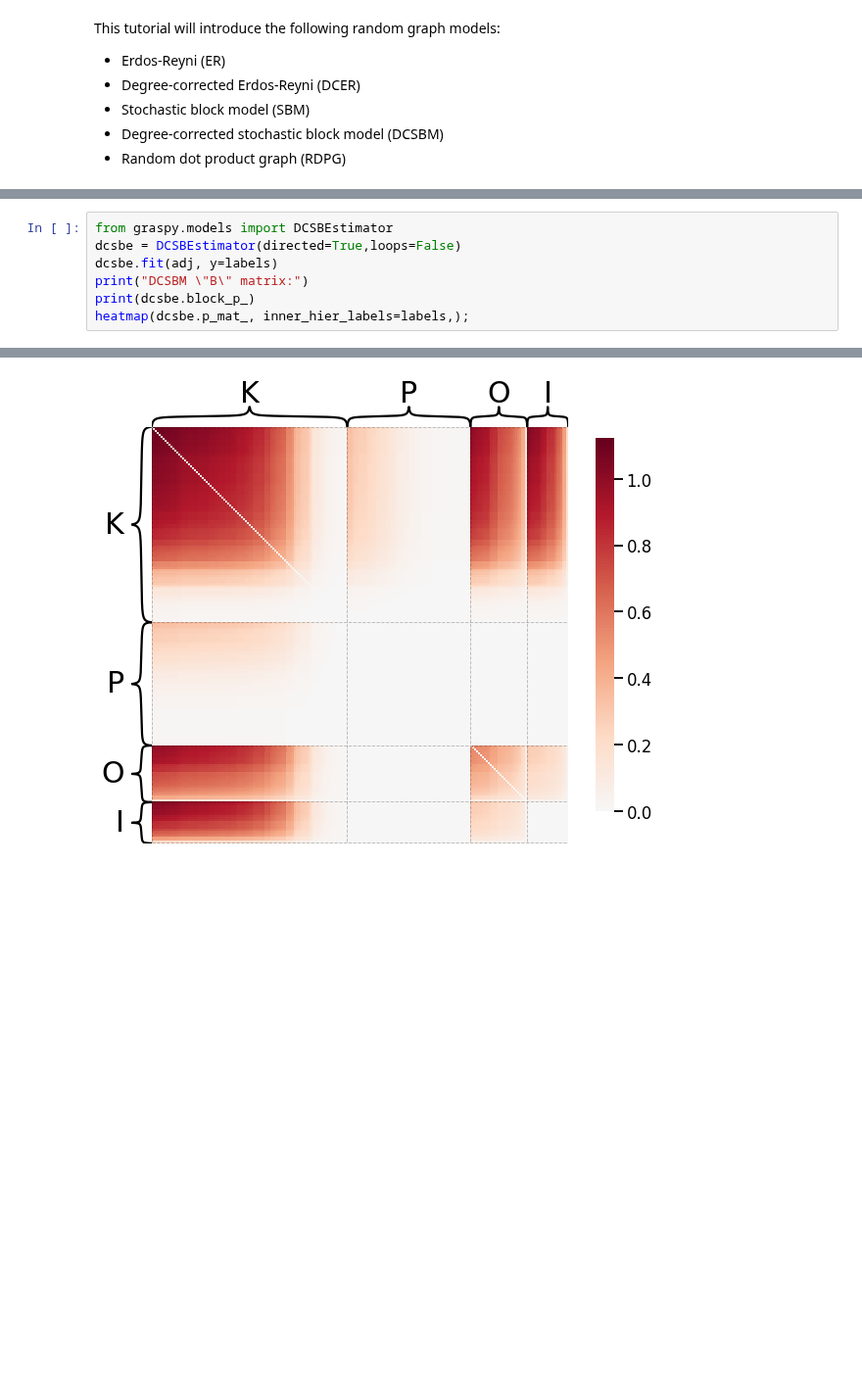
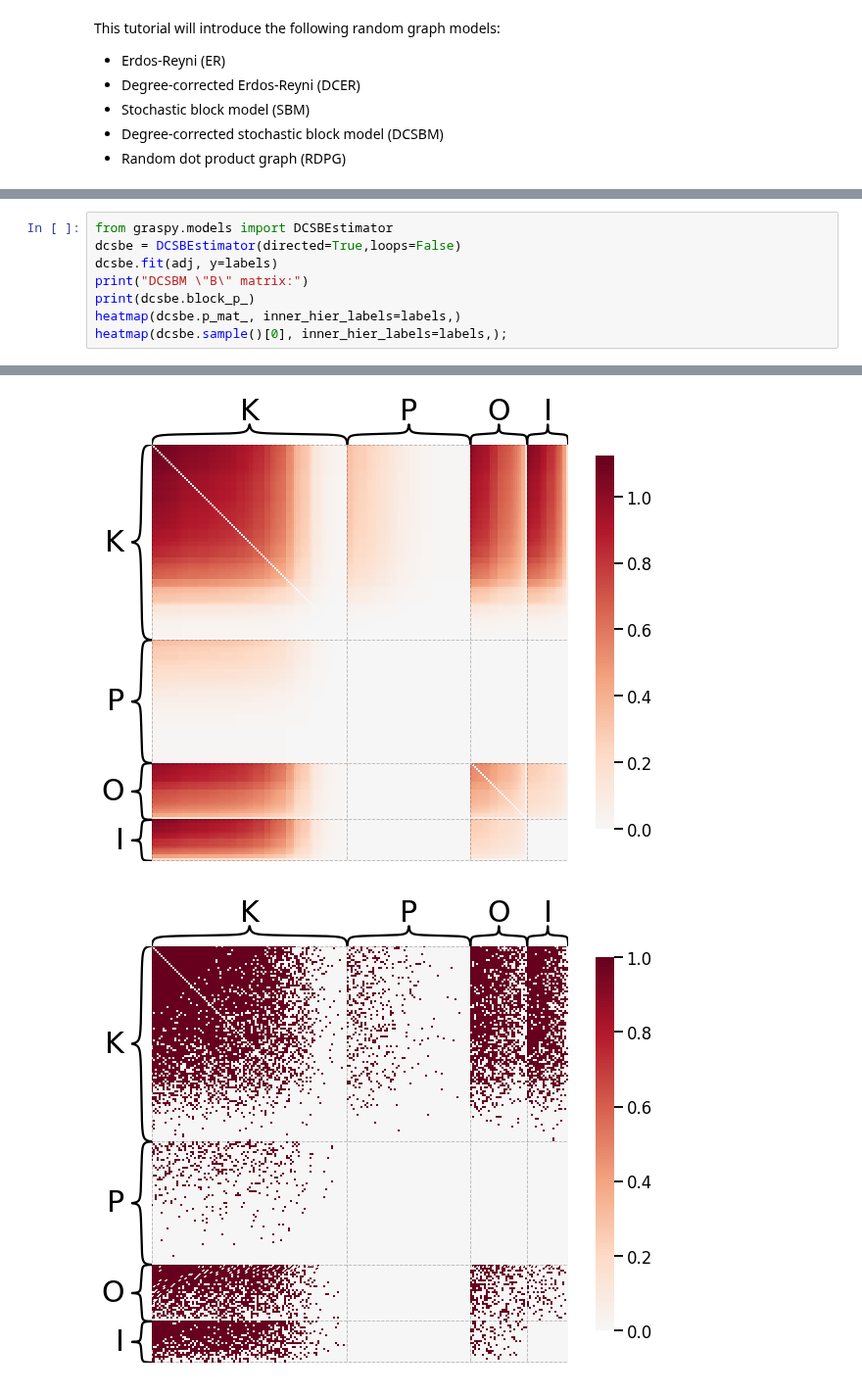
Before and after one commit to zeou1/graspy, a Jupyter notebook: docs/tutorials/models/models.ipynb, the cells around one changed output, grey strips where cells are left out. Shown at 98% size. Cells and saved outputs as stored; diff of their text form; blank space fills up the shorter version.

```diff
--- a/docs/tutorials/models/models.ipynb
+++ b/docs/tutorials/models/models.ipynb
@@ -78,15 +119,17 @@ SBM "B" matrix:
 # %%
 from graspy.models import DCSBEstimator
 dcsbe = DCSBEstimator(directed=True,loops=False)
 dcsbe.fit(adj, y=labels)
 print("DCSBM \"B\" matrix:")
 print(dcsbe.block_p_)
-heatmap(dcsbe.p_mat_, inner_hier_labels=labels,);
+heatmap(dcsbe.p_mat_, inner_hier_labels=labels,)
+heatmap(dcsbe.sample()[0], inner_hier_labels=labels,);
 # %% [output]
 DCSBM "B" matrix:
 [[   0. 1118.  104.    0.]
  [1118. 4714. 1434.  478.]
  [ 104. 1434.  268.    0.]
  [   0.  478.    0.    0.]]
 [figure]
+[figure, added]
 # %% [markdown]
```
Also changed, not shown: parts of 16 cells of this notebook, 1 other file.
